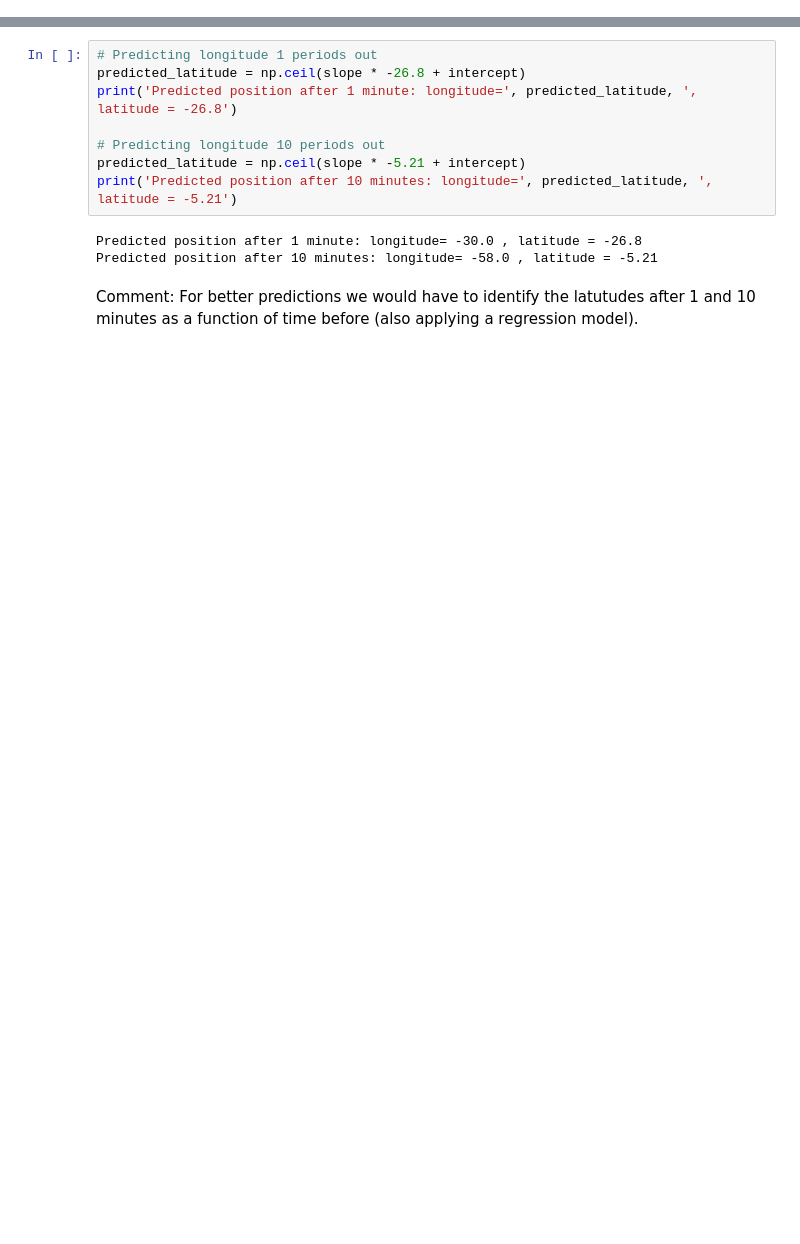
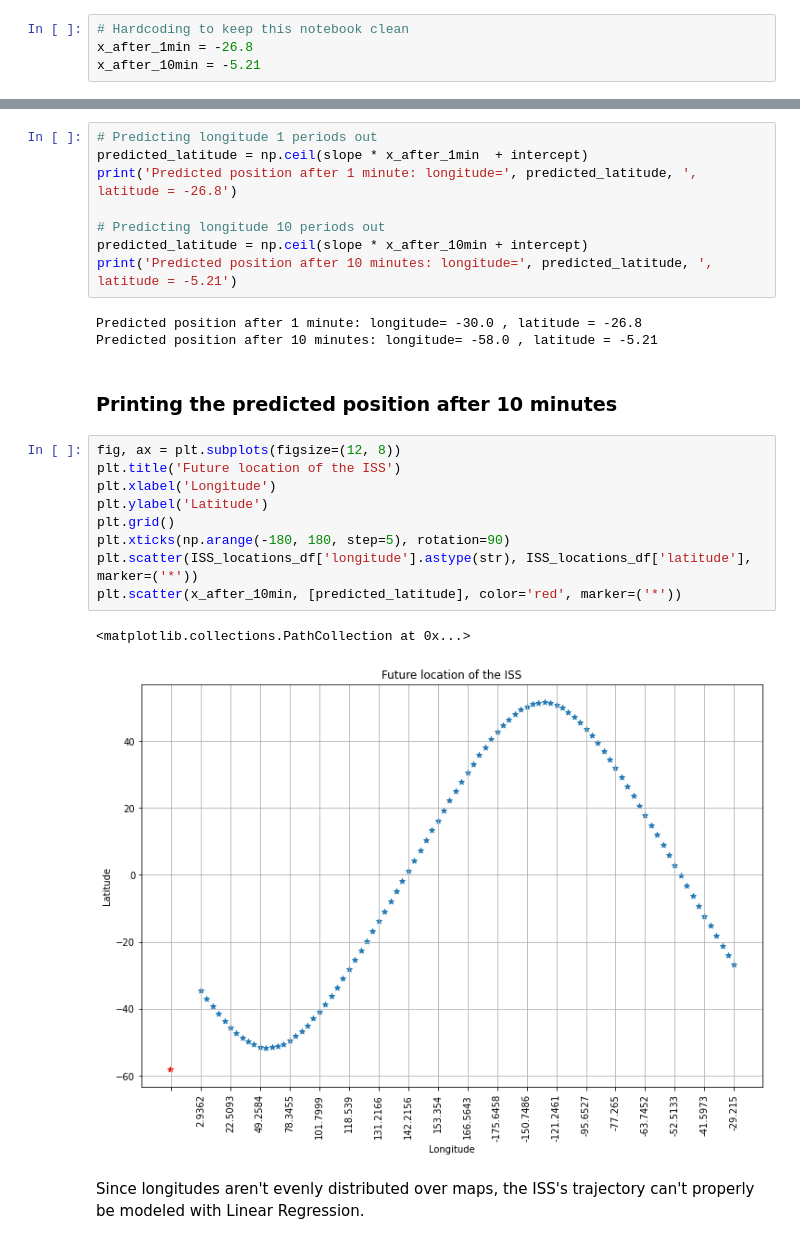
Before and after one commit to StefanieSenger/Find_ISS, a Jupyter notebook: Regression_Models/Linear_Regression.ipynb, the cells around one changed output, grey strips where cells are left out. Cells and saved outputs as stored; diff of their text form; blank space fills up the shorter version.

```diff
--- a/Regression_Models/Linear_Regression.ipynb
+++ b/Regression_Models/Linear_Regression.ipynb
@@ -61,3 +50,7 @@ latest_ISS_locations_df
 | 88 | 2022-04-11 22:27:32 | -21.1021 | -34.4821 |
 | 89 | 2022-04-11 22:28:32 | -23.9745 | -31.9120 |
 | 90 | 2022-04-11 22:29:32 | -26.7922 | -29.2150 |
+# %%
+# Hardcoding to keep this notebook clean
+x_after_1min = -26.8
+x_after_10min = -5.21
@@ -76,14 +71,28 @@ intercept:  -65.55312488388493
 slope:  -1.2970407632741427
 # %%
 # Predicting longitude 1 periods out
-predicted_latitude = np.ceil(slope * -26.8 + intercept)
+predicted_latitude = np.ceil(slope * x_after_1min  + intercept)
 print('Predicted position after 1 minute: longitude=', predicted_latitude, ', latitude = -26.8')
 
 # Predicting longitude 10 periods out
-predicted_latitude = np.ceil(slope * -5.21 + intercept)
+predicted_latitude = np.ceil(slope * x_after_10min + intercept)
 print('Predicted position after 10 minutes: longitude=', predicted_latitude, ', latitude = -5.21')
 # %% [output]
 Predicted position after 1 minute: longitude= -30.0 , latitude = -26.8
 Predicted position after 10 minutes: longitude= -58.0 , latitude = -5.21
-# %% [markdown]
-Comment: For better predictions we would have to identify the latutudes after 1 and 10 minutes as a function of time before (also applying a regression model).
+# %% [markdown]
+### Printing the predicted position after 10 minutes
+# %%
+fig, ax = plt.subplots(figsize=(12, 8))
+plt.title('Future location of the ISS')
+plt.xlabel('Longitude')
+plt.ylabel('Latitude')
+plt.grid()
+plt.xticks(np.arange(-180, 180, step=5), rotation=90)
+plt.scatter(ISS_locations_df['longitude'].astype(str), ISS_locations_df['latitude'], marker=('*'))
+plt.scatter(x_after_10min, [predicted_latitude], color='red', marker=('*'))
+# %% [output]
+<matplotlib.collections.PathCollection at 0x...>
+[figure, added]
+# %% [markdown]
+Since longitudes aren't evenly distributed over maps, the ISS's trajectory can't properly be modeled with Linear Regression.
```
Also changed, not shown: parts of 3 cells of this notebook.
